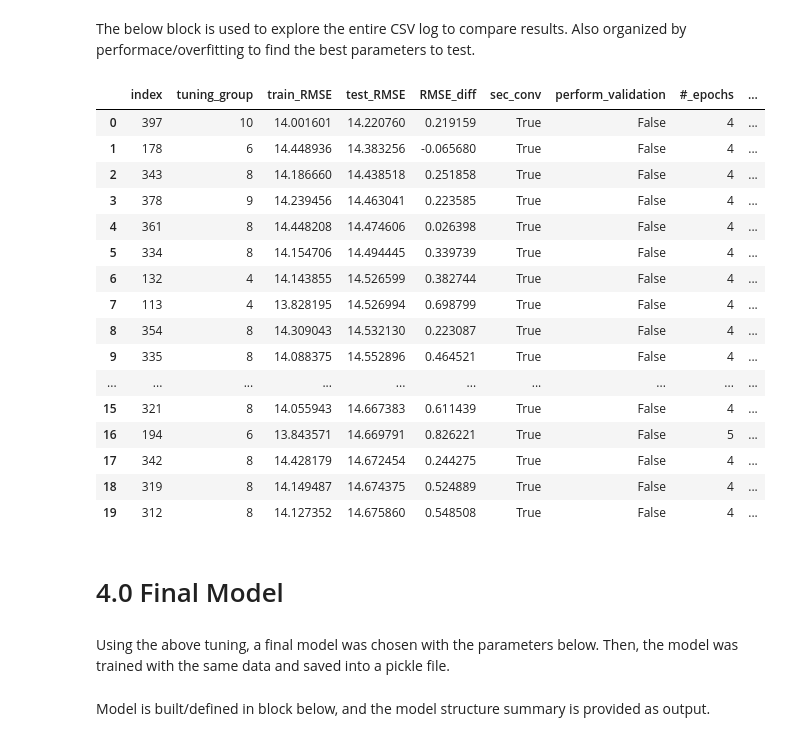
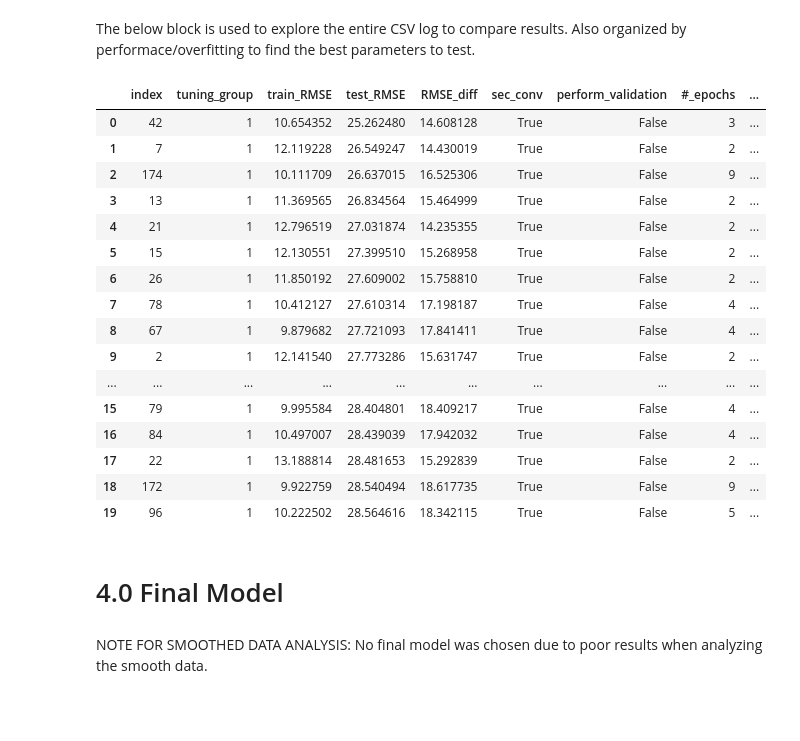
Before and after one commit to sakinanazarali/RUL_Prediction, a Jupyter notebook: models/CNN-Smooth.ipynb, the cells around one changed output. Cells and saved outputs as stored; diff of their text form; code cells hidden in the pictures; blank space fills up the shorter version.

Commit message:
updated CNN/GBDT model workbooks

```diff
--- a/models/CNN-Smooth.ipynb
+++ b/models/CNN-Smooth.ipynb
@@ -514,7 +474,7 @@ The below block is used to explore the entire CSV log to compare results. Also o
 # %%
 # df = pd.DataFrame(record)
 # print(df.columns)
-df = pd.read_csv("CNN_log.csv")
+df = pd.read_csv("CNN_SMOOTH_data_log.csv")
 
 ##USE CTRL + "/" TO COMMENT OUT FIELDS
 df = df[[
@@ -523,50 +483,50 @@ df = df[[
 #     'test_MSE',
     'train_RMSE',
     'test_RMSE',
 #     'train_MAE',
 #     'test_MAE',
 #     'train_MAPE',
 #     'test_MAPE',
 #     'train_R2',
 #     'test_R2',
     'sec_conv',
     'perform_validation',
 #     'num_train_samples',
 #     'input_1',
 #     'input_2',
     '#_epochs',
     '#filters_conv1',
     'filter_size_conv1',
     'act_func_conv1',
     '#filters_conv2',
     'filter_size_conv2',
     'act_func_conv2',
     'dense_neurons',
     'act_func_dense',
     ]]
 df.insert(3, "RMSE_diff", df["test_RMSE"] - df["train_RMSE"])
 pd.set_option('display.max_rows', None)
 df = df.sort_values("test_RMSE").reset_index()[:20]
 df
 # %% [output]
 |  | index | tuning_group | train_RMSE | test_RMSE | RMSE_diff | sec_conv | perform_validation | #_epochs | ... |
-| 0 | 397 | 10 | 14.001601 | 14.220760 | 0.219159 | True | False | 4 | ... |
-| 1 | 178 | 6 | 14.448936 | 14.383256 | -0.065680 | True | False | 4 | ... |
-| 2 | 343 | 8 | 14.186660 | 14.438518 | 0.251858 | True | False | 4 | ... |
-| 3 | 378 | 9 | 14.239456 | 14.463041 | 0.223585 | True | False | 4 | ... |
-| 4 | 361 | 8 | 14.448208 | 14.474606 | 0.026398 | True | False | 4 | ... |
-| 5 | 334 | 8 | 14.154706 | 14.494445 | 0.339739 | True | False | 4 | ... |
-| 6 | 132 | 4 | 14.143855 | 14.526599 | 0.382744 | True | False | 4 | ... |
-| 7 | 113 | 4 | 13.828195 | 14.526994 | 0.698799 | True | False | 4 | ... |
-| 8 | 354 | 8 | 14.309043 | 14.532130 | 0.223087 | True | False | 4 | ... |
-| 9 | 335 | 8 | 14.088375 | 14.552896 | 0.464521 | True | False | 4 | ... |
+| 0 | 42 | 1 | 10.654352 | 25.262480 | 14.608128 | True | False | 3 | ... |
+| 1 | 7 | 1 | 12.119228 | 26.549247 | 14.430019 | True | False | 2 | ... |
+| 2 | 174 | 1 | 10.111709 | 26.637015 | 16.525306 | True | False | 9 | ... |
+| 3 | 13 | 1 | 11.369565 | 26.834564 | 15.464999 | True | False | 2 | ... |
+| 4 | 21 | 1 | 12.796519 | 27.031874 | 14.235355 | True | False | 2 | ... |
+| 5 | 15 | 1 | 12.130551 | 27.399510 | 15.268958 | True | False | 2 | ... |
+| 6 | 26 | 1 | 11.850192 | 27.609002 | 15.758810 | True | False | 2 | ... |
+| 7 | 78 | 1 | 10.412127 | 27.610314 | 17.198187 | True | False | 4 | ... |
+| 8 | 67 | 1 | 9.879682 | 27.721093 | 17.841411 | True | False | 4 | ... |
+| 9 | 2 | 1 | 12.141540 | 27.773286 | 15.631747 | True | False | 2 | ... |
 | ... | ... | ... | ... | ... | ... | ... | ... | ... | ... |
-| 15 | 321 | 8 | 14.055943 | 14.667383 | 0.611439 | True | False | 4 | ... |
-| 16 | 194 | 6 | 13.843571 | 14.669791 | 0.826221 | True | False | 5 | ... |
-| 17 | 342 | 8 | 14.428179 | 14.672454 | 0.244275 | True | False | 4 | ... |
-| 18 | 319 | 8 | 14.149487 | 14.674375 | 0.524889 | True | False | 4 | ... |
-| 19 | 312 | 8 | 14.127352 | 14.675860 | 0.548508 | True | False | 4 | ... |
+| 15 | 79 | 1 | 9.995584 | 28.404801 | 18.409217 | True | False | 4 | ... |
+| 16 | 84 | 1 | 10.497007 | 28.439039 | 17.942032 | True | False | 4 | ... |
+| 17 | 22 | 1 | 13.188814 | 28.481653 | 15.292839 | True | False | 2 | ... |
+| 18 | 172 | 1 | 9.922759 | 28.540494 | 18.617735 | True | False | 9 | ... |
+| 19 | 96 | 1 | 10.222502 | 28.564616 | 18.342115 | True | False | 5 | ... |
 # %% [markdown]
 # 4.0 Final Model
 # %% [markdown]
-Using the above tuning, a final model was chosen with the parameters below. Then, the model was trained with the same data and saved into a pickle file.
+NOTE FOR SMOOTHED DATA ANALYSIS: No final model was chosen due to poor results when analyzing the smooth data.
@@ -590,2 +532,0 @@ params = {"sec_conv": True,
-# %% [markdown]
-Model is built/defined in block below, and the model structure summary is provided as output.
```
Also changed, not shown: parts of 16 cells of this notebook, 2 other files.
